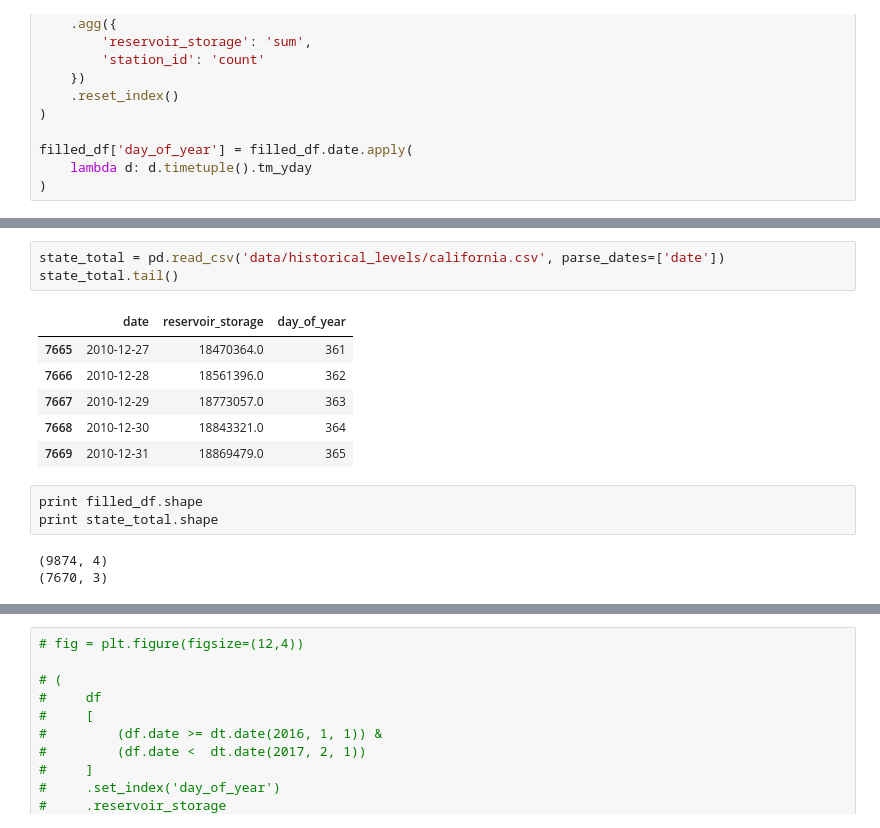
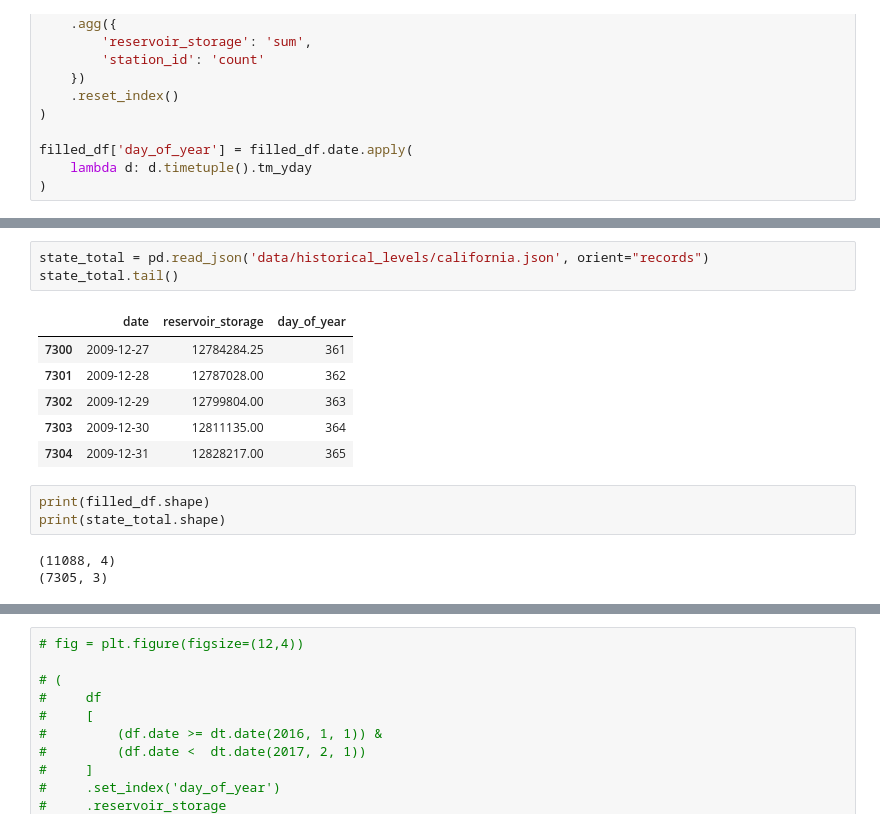
Before and after one commit to matttrent/waterbot, a Jupyter notebook: notebooks/historical_levels.ipynb, the cells around one changed output, grey strips where cells are left out. Cells and saved outputs as stored; diff of their text form.

```diff
--- a/notebooks/historical_levels.ipynb
+++ b/notebooks/historical_levels.ipynb
@@ -201,17 +218,17 @@ filled_df.tail()
 # %%
-state_total = pd.read_csv('data/historical_levels/california.csv', parse_dates=['date'])
+state_total = pd.read_json('data/historical_levels/california.json', orient="records")
 state_total.tail()
 # %% [output]
 |  | date | reservoir_storage | day_of_year |
-| 7665 | 2010-12-27 | 18470364.0 | 361 |
-| 7666 | 2010-12-28 | 18561396.0 | 362 |
-| 7667 | 2010-12-29 | 18773057.0 | 363 |
-| 7668 | 2010-12-30 | 18843321.0 | 364 |
-| 7669 | 2010-12-31 | 18869479.0 | 365 |
+| 7300 | 2009-12-27 | 12784284.25 | 361 |
+| 7301 | 2009-12-28 | 12787028.00 | 362 |
+| 7302 | 2009-12-29 | 12799804.00 | 363 |
+| 7303 | 2009-12-30 | 12811135.00 | 364 |
+| 7304 | 2009-12-31 | 12828217.00 | 365 |
 # %%
-print filled_df.shape
-print state_total.shape
+print(filled_df.shape)
+print(state_total.shape)
 # %% [output]
-(9874, 4)
-(7670, 3)
+(11088, 4)
+(7305, 3)
 # %%
```
Also changed, not shown: parts of 13 cells of this notebook.
